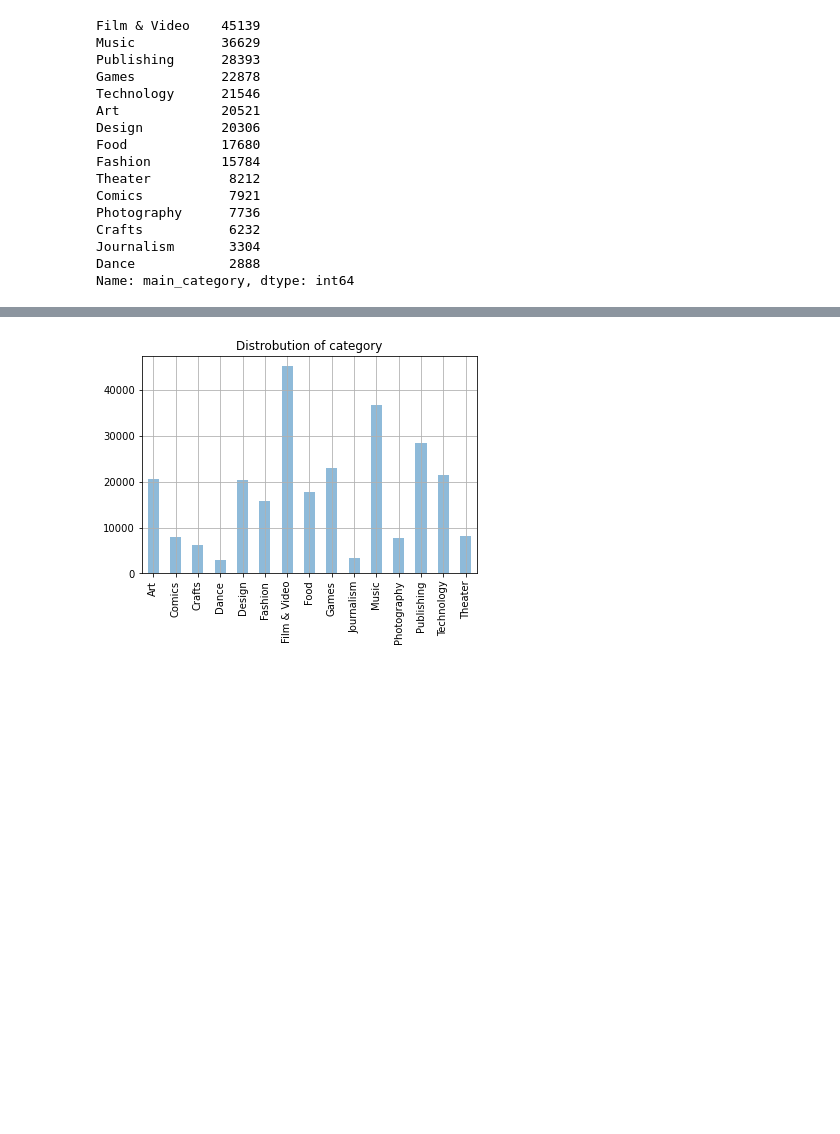
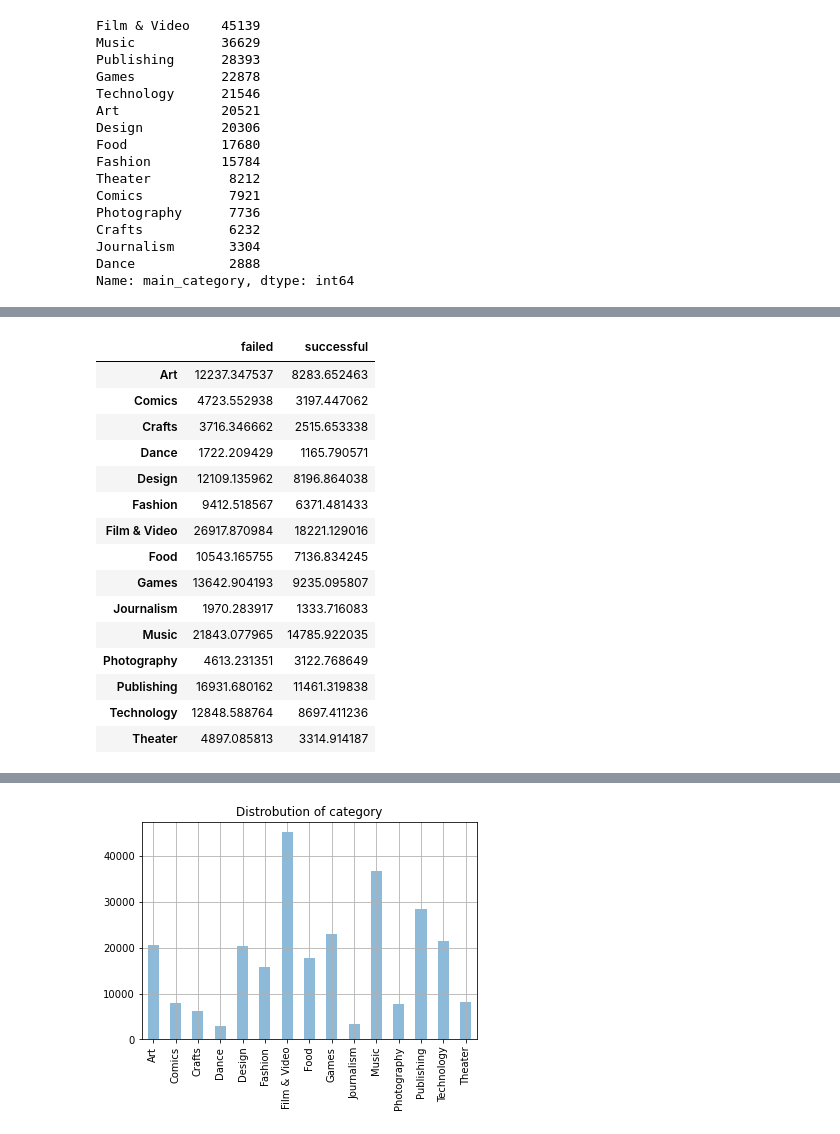
Before and after one commit to davidwederstrandtsr/Xtra_projects, a Jupyter notebook: kickstarter-exercise.ipynb, the cells around one changed output, grey strips where cells are left out. Saved outputs shown, nothing was run; the diff lists cells and outputs as text; code cells hidden in the pictures; blank space fills up the shorter version.

```diff
--- a/kickstarter-exercise.ipynb
+++ b/kickstarter-exercise.ipynb
@@ -301,0 +360,20 @@ Name: main_category, dtype: int64
+# %%
+expected *= n
+expected
+# %% [output]
+|  | failed | successful |
+| Art | 12237.347537 | 8283.652463 |
+| Comics | 4723.552938 | 3197.447062 |
+| Crafts | 3716.346662 | 2515.653338 |
+| Dance | 1722.209429 | 1165.790571 |
+| Design | 12109.135962 | 8196.864038 |
+| Fashion | 9412.518567 | 6371.481433 |
+| Film & Video | 26917.870984 | 18221.129016 |
+| Food | 10543.165755 | 7136.834245 |
+| Games | 13642.904193 | 9235.095807 |
+| Journalism | 1970.283917 | 1333.716083 |
+| Music | 21843.077965 | 14785.922035 |
+| Photography | 4613.231351 | 3122.768649 |
+| Publishing | 16931.680162 | 11461.319838 |
+| Technology | 12848.588764 | 8697.411236 |
+| Theater | 4897.085813 | 3314.914187 |
```
Also changed, not shown: parts of 22 cells of this notebook, 1 other file.
